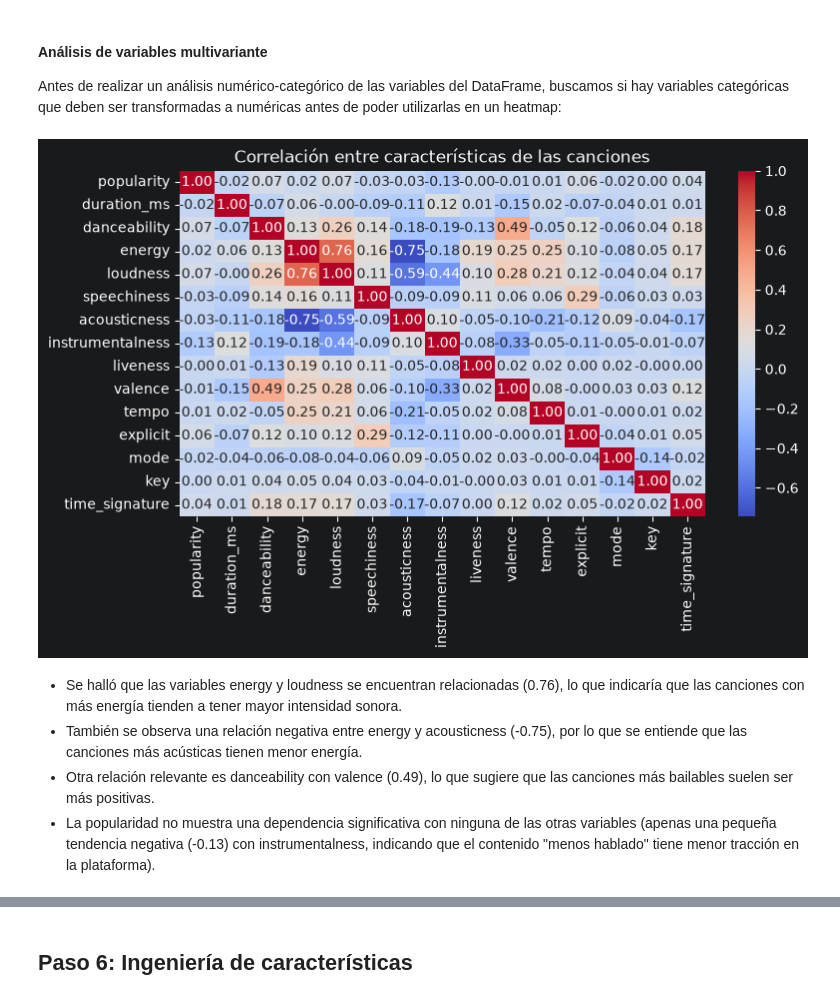
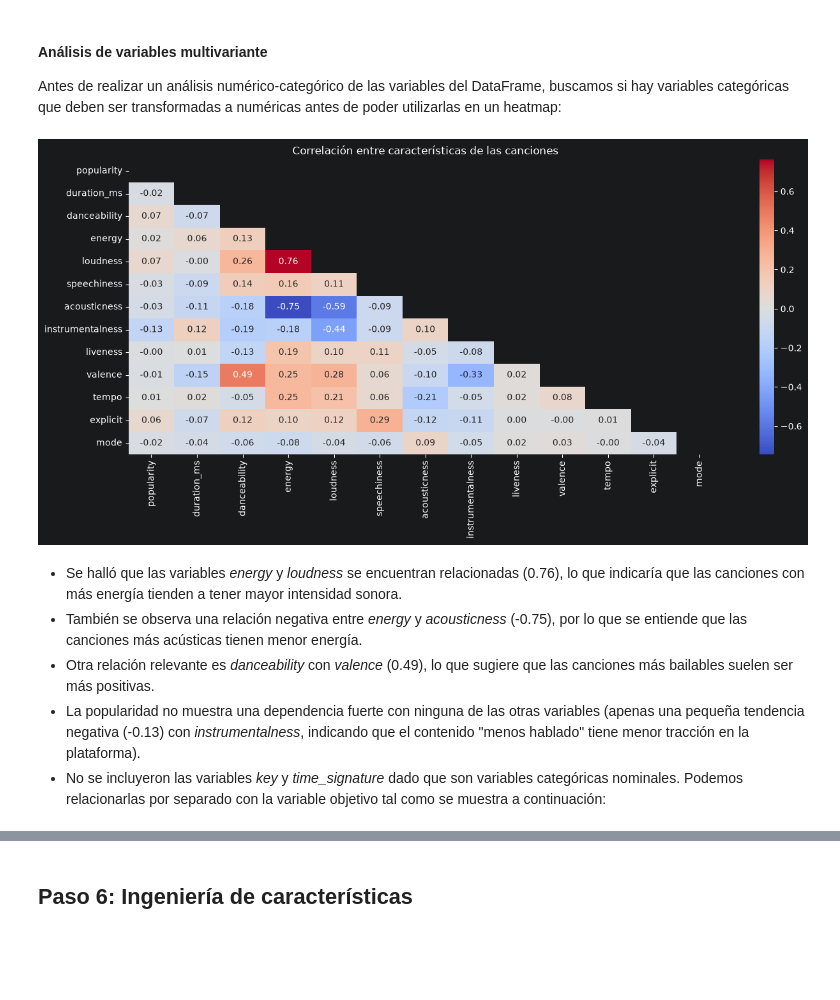
Before and after one commit to ArthurMartinezUcu/Ucu_diploma_python, a Jupyter notebook: notebooks/notebook.ipynb, the cells around one changed output, grey strips where cells are left out. Cells and saved outputs as stored; diff of their text form; code cells hidden in the pictures; blank space fills up the shorter version.

Commit message:
Se complementa heatmap y se comenta sobre key y time_signature

```diff
--- a/notebooks/notebook.ipynb
+++ b/notebooks/notebook.ipynb
@@ -495,26 +495,27 @@ Antes de realizar un análisis numérico-categórico de las variables del DataFr
 # %%
 df_clean["explicit"] = df_clean["explicit"].astype(int) # Solamente la variable explicit (de tipo booleana) debe ser convertida.
 # %%
-variables = ["popularity", "duration_ms", "danceability", "energy", "loudness", "speechiness","acousticness", "instrumentalness", "liveness", "valence", "tempo", "explicit", "mode", "key", "time_signature"]
+variables = ["popularity", "duration_ms", "danceability", "energy", "loudness", "speechiness","acousticness", "instrumentalness", "liveness", "valence", "tempo", "explicit", "mode"]
 
 correlacion = df_clean[variables].corr()
 # %%
-plt.figure(figsize=(8.5, 4.5))
+plt.figure(figsize=(15, 6))
 mascara = np.triu(np.ones_like(correlacion, dtype=bool))
 sns.heatmap(
     correlacion,
     annot=True,
     cmap="coolwarm",
     fmt=".2f",
     mask=mascara
 )
 
 plt.title("Correlación entre características de las canciones")
 plt.show()
 # %% [output]
-[figure, old version]
+[figure, new version]
 # %% [markdown]
-* Se halló que las variables energy y loudness se encuentran relacionadas (0.76), lo que indicaría que las canciones con más energía tienden a tener mayor intensidad sonora.
-* También se observa una relación negativa entre energy y acousticness (-0.75), por lo que se entiende que las canciones más acústicas tienen menor energía.
- * Otra relación relevante es danceability con valence (0.49), lo que sugiere que las canciones más bailables suelen ser más positivas.
-  * La popularidad no muestra una dependencia significativa con ninguna de las otras variables (apenas una pequeña tendencia negativa (-0.13) con instrumentalness, indicando que el contenido "menos hablado" tiene menor tracción en la plataforma).
+* Se halló que las variables _energy_ y _loudness_ se encuentran relacionadas (0.76), lo que indicaría que las canciones con más energía tienden a tener mayor intensidad sonora.
+* También se observa una relación negativa entre _energy_ y _acousticness_ (-0.75), por lo que se entiende que las canciones más acústicas tienen menor energía.
+ * Otra relación relevante es _danceability_ con _valence_ (0.49), lo que sugiere que las canciones más bailables suelen ser más positivas.
+  * La popularidad no muestra una dependencia fuerte con ninguna de las otras variables (apenas una pequeña tendencia negativa (-0.13) con _instrumentalness_, indicando que el contenido "menos hablado" tiene menor tracción en la plataforma).
+  * No se incluyeron las variables _key_ y _time_signature_ dado que son variables categóricas nominales. Podemos relacionarlas por separado con la variable objetivo tal como se muestra a continuación:
```
Also changed, not shown: parts of 6 cells of this notebook.
